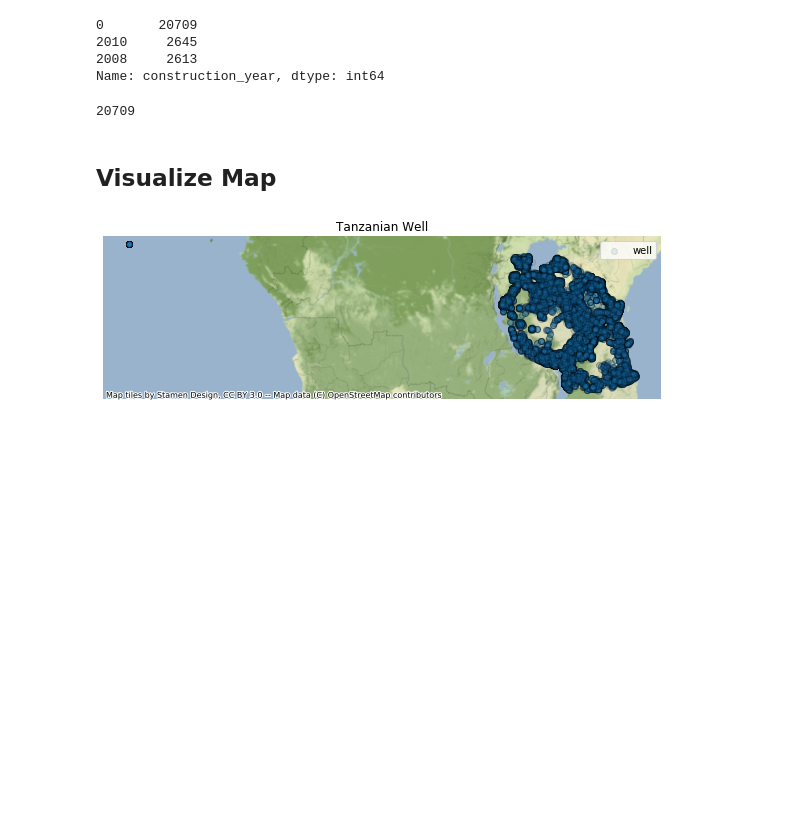
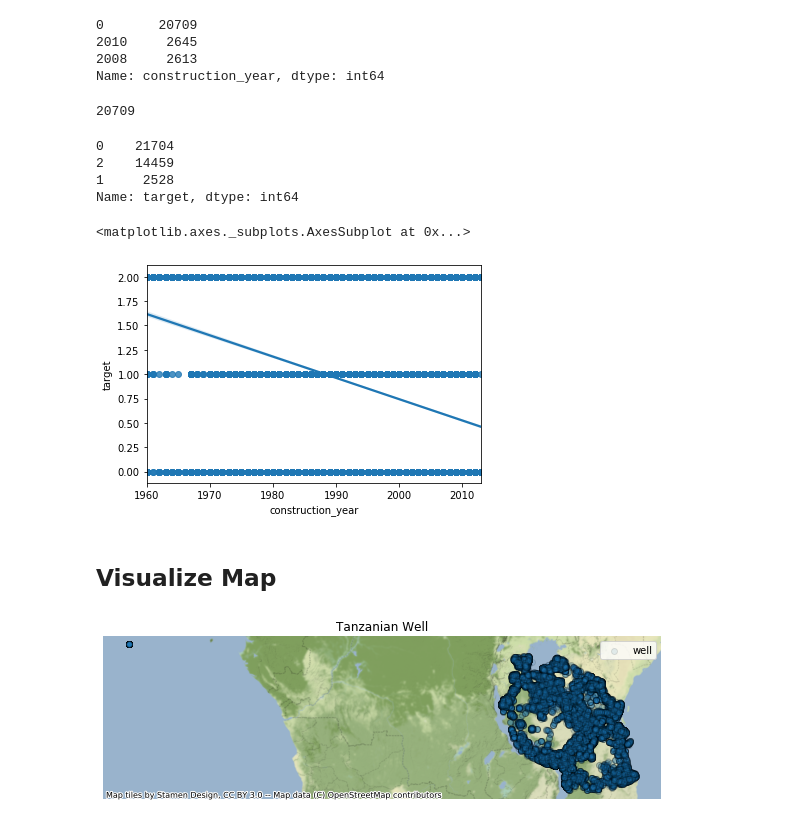
Before and after one commit to jneums/tanzania, a Jupyter notebook: notebooks/eda.ipynb, the cells around one changed output. Drawn from its saved outputs; the diff is of its cells as text; code cells hidden in the pictures; blank space fills up the shorter version.

```diff
--- a/notebooks/eda.ipynb
+++ b/notebooks/eda.ipynb
@@ -285,6 +358,20 @@ Name: construction_year, dtype: int64
 (df['construction_year'] == 0).sum()
 # %% [output]
 20709
+# %%
+# if we cut out all the zeros, what does our target look like
+df[(df['construction_year'] > 0)]['target'].value_counts()
+# %% [output]
+0    21704
+2    14459
+1     2528
+Name: target, dtype: int64
+# %%
+# definitely a strong relationship
+sns.regplot(x='construction_year', y='target', data=df[(df['construction_year'] > 0)])
+# %% [output]
+<matplotlib.axes._subplots.AxesSubplot at 0x...>
+[figure, added]
 # %% [markdown]
 ## Visualize Map
 # %%
```
Also changed, not shown: parts of 36 cells of this notebook, 3 other files.
